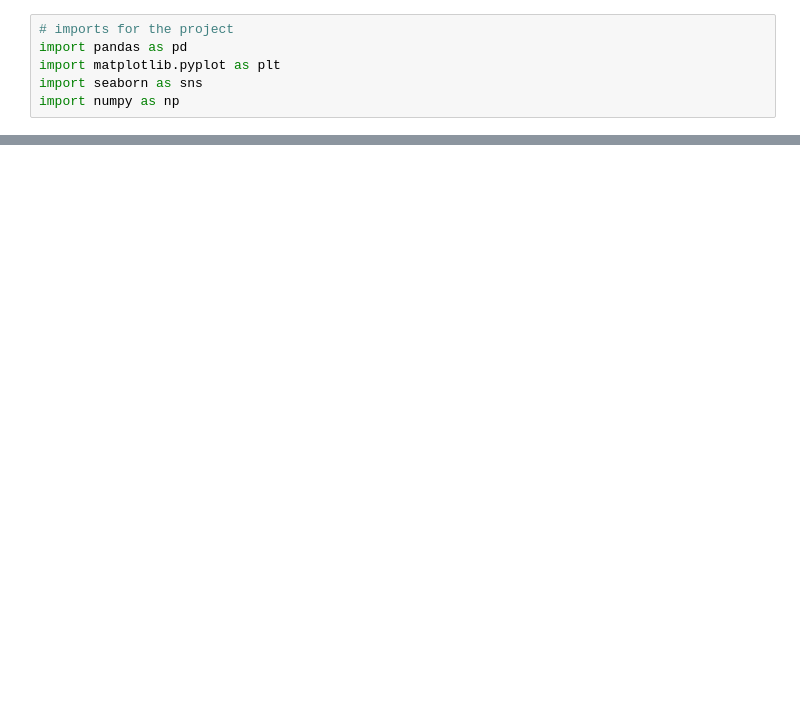
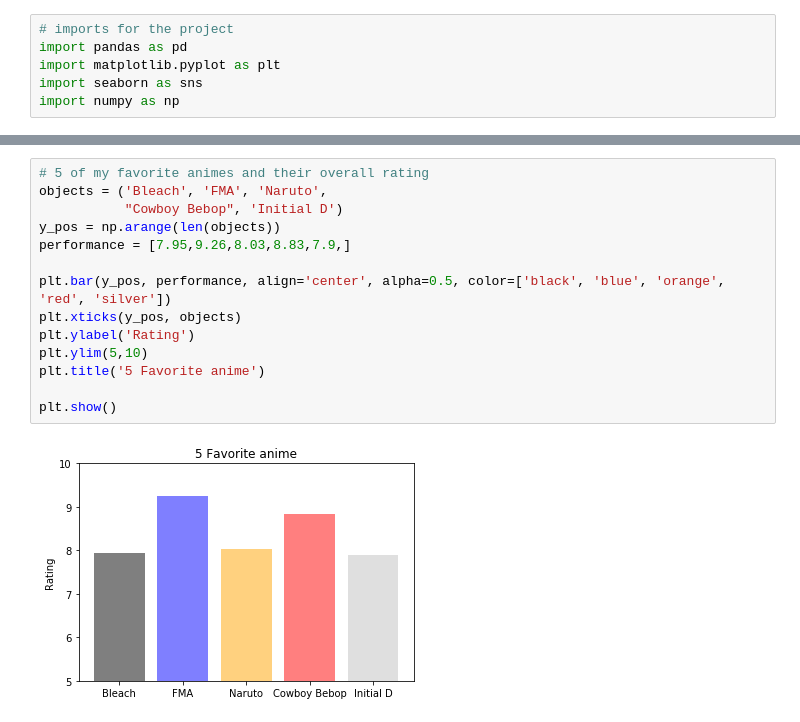
Before and after one commit to AkiBae4891/DS-Unit-1-Sprint-5-Data-Storytelling-Blog-Post, a Jupyter notebook: Anime_Project_1.ipynb, the cells around one changed output, grey strips where cells are left out. Cells and saved outputs as stored; diff of their text form; blank space fills up the shorter version.

```diff
--- a/Anime_Project_1.ipynb
+++ b/Anime_Project_1.ipynb
@@ -89,0 +353,16 @@ dtype: int64
+# %%
+# 5 of my favorite animes and their overall rating
+objects = ('Bleach', 'FMA', 'Naruto',
+           "Cowboy Bebop", 'Initial D')
+y_pos = np.arange(len(objects))
+performance = [7.95,9.26,8.03,8.83,7.9,]
+
+plt.bar(y_pos, performance, align='center', alpha=0.5, color=['black', 'blue', 'orange', 'red', 'silver'])
+plt.xticks(y_pos, objects)
+plt.ylabel('Rating')
+plt.ylim(5,10)
+plt.title('5 Favorite anime')
+
+plt.show()
+# %% [output]
+[figure, added]
```
Also changed, not shown: parts of 54 cells of this notebook.
